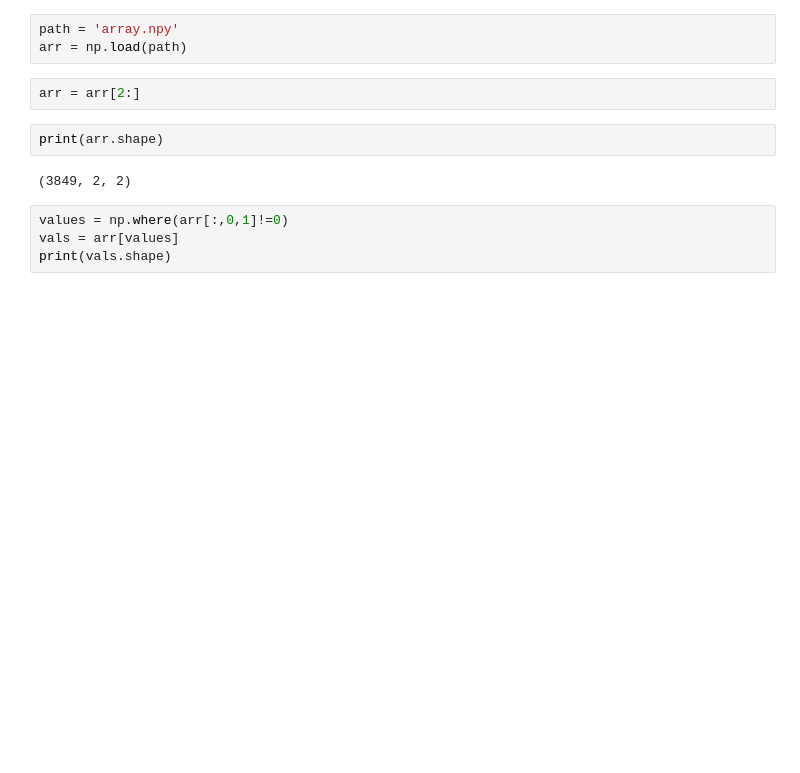
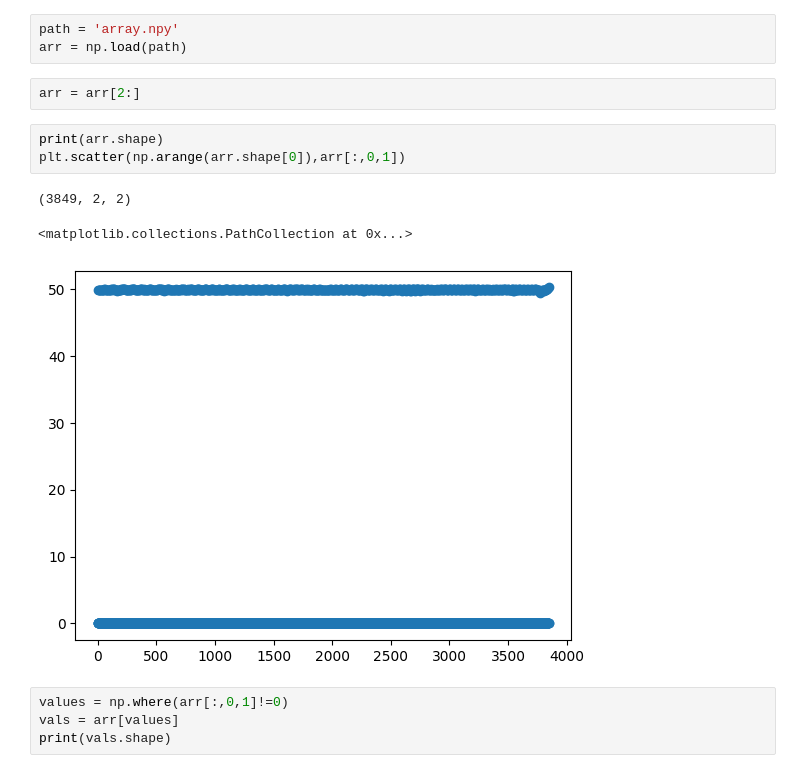
Before and after one commit to gordoncd/vidWFT, a Jupyter notebook: waves-analysis-05-28-2024.ipynb, the cells around one changed output. Saved outputs shown, nothing was run; the diff lists cells and outputs as text; blank space fills up the shorter version.

```diff
--- a/waves-analysis-05-28-2024.ipynb
+++ b/waves-analysis-05-28-2024.ipynb
@@ -8,10 +8,13 @@ path = 'array.npy'
 arr = np.load(path)
 # %%
 arr = arr[2:]
-# %%
-print(arr.shape)
-# %% [output]
-(3849, 2, 2)
+# %%
+print(arr.shape)
+plt.scatter(np.arange(arr.shape[0]),arr[:,0,1])
+# %% [output]
+(3849, 2, 2)
+<matplotlib.collections.PathCollection at 0x...>
+[figure, added]
 # %%
 values = np.where(arr[:,0,1]!=0)
 vals = arr[values]
```
Also changed, not shown: parts of 3 cells of this notebook, 3 other files.
